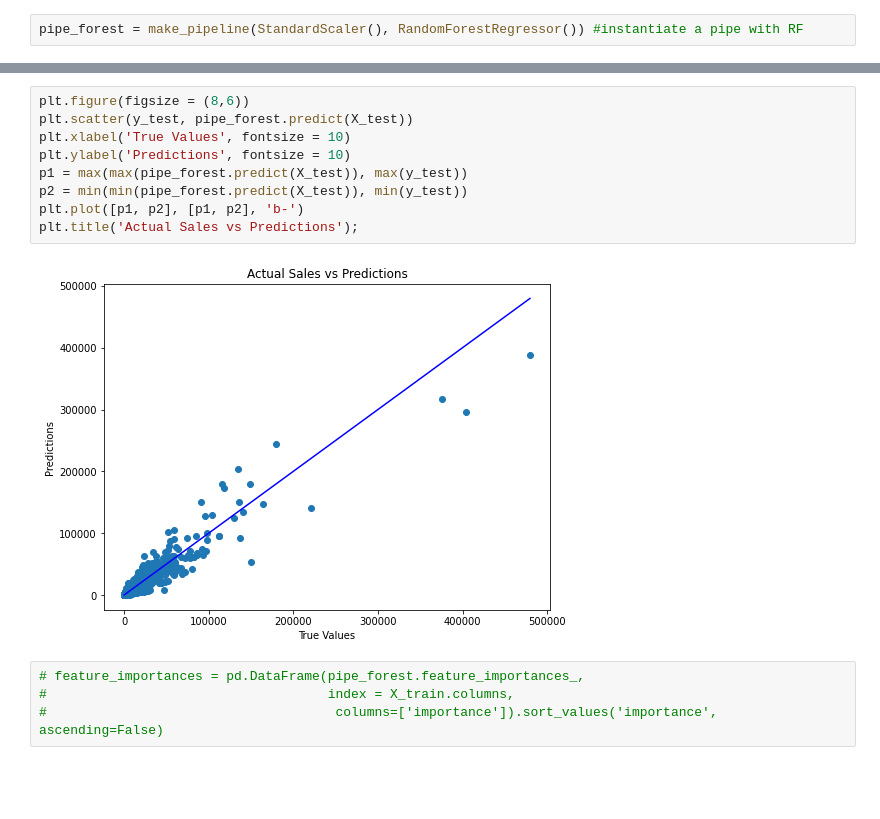
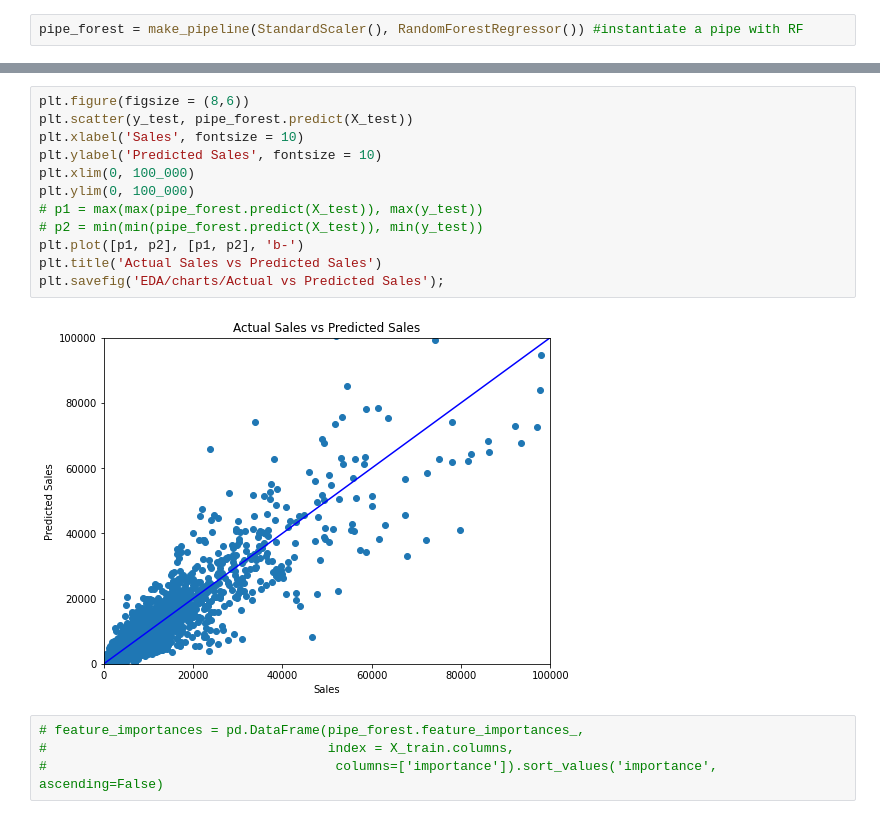
Before and after one commit to SB-Team-1/DSI---Data---Models, a Jupyter notebook: models/etsy_reviews_model.ipynb, the cells around one changed output, grey strips where cells are left out. Drawn from its saved outputs; the diff is of its cells as text; blank space fills up the shorter version.

```diff
--- a/models/etsy_reviews_model.ipynb
+++ b/models/etsy_reviews_model.ipynb
@@ -181,14 +137,17 @@ np.round(mean_squared_error(y_test, pipe_forest.predict(X_test), squared = False
 # %%
 plt.figure(figsize = (8,6))
 plt.scatter(y_test, pipe_forest.predict(X_test))
-plt.xlabel('True Values', fontsize = 10)
-plt.ylabel('Predictions', fontsize = 10)
-p1 = max(max(pipe_forest.predict(X_test)), max(y_test))
-p2 = min(min(pipe_forest.predict(X_test)), min(y_test))
+plt.xlabel('Sales', fontsize = 10)
+plt.ylabel('Predicted Sales', fontsize = 10)
+plt.xlim(0, 100_000)
+plt.ylim(0, 100_000)
+# p1 = max(max(pipe_forest.predict(X_test)), max(y_test))
+# p2 = min(min(pipe_forest.predict(X_test)), min(y_test))
 plt.plot([p1, p2], [p1, p2], 'b-')
-plt.title('Actual Sales vs Predictions');
+plt.title('Actual Sales vs Predicted Sales')
+plt.savefig('EDA/charts/Actual vs Predicted Sales');
 # %% [output]
-[figure, old version]
+[figure, new version]
 # %%
 # feature_importances = pd.DataFrame(pipe_forest.feature_importances_,
 #                                    index = X_train.columns,
```
Also changed, not shown: parts of 26 cells of this notebook, 4 other files.
